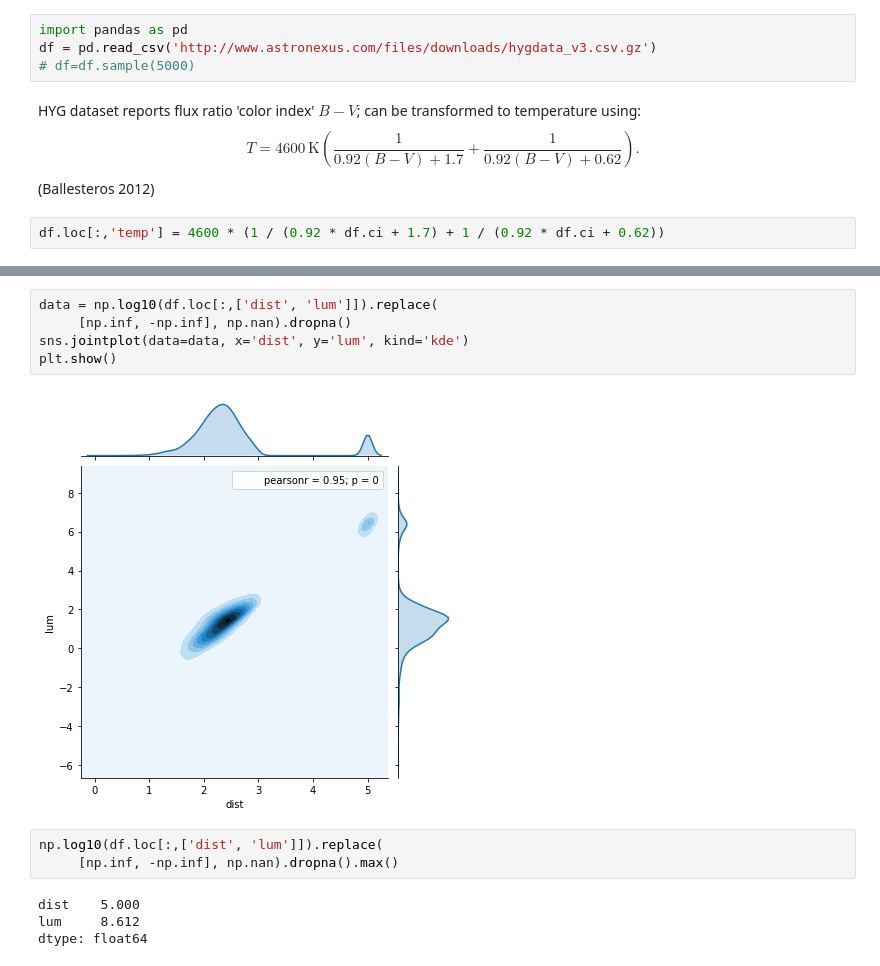
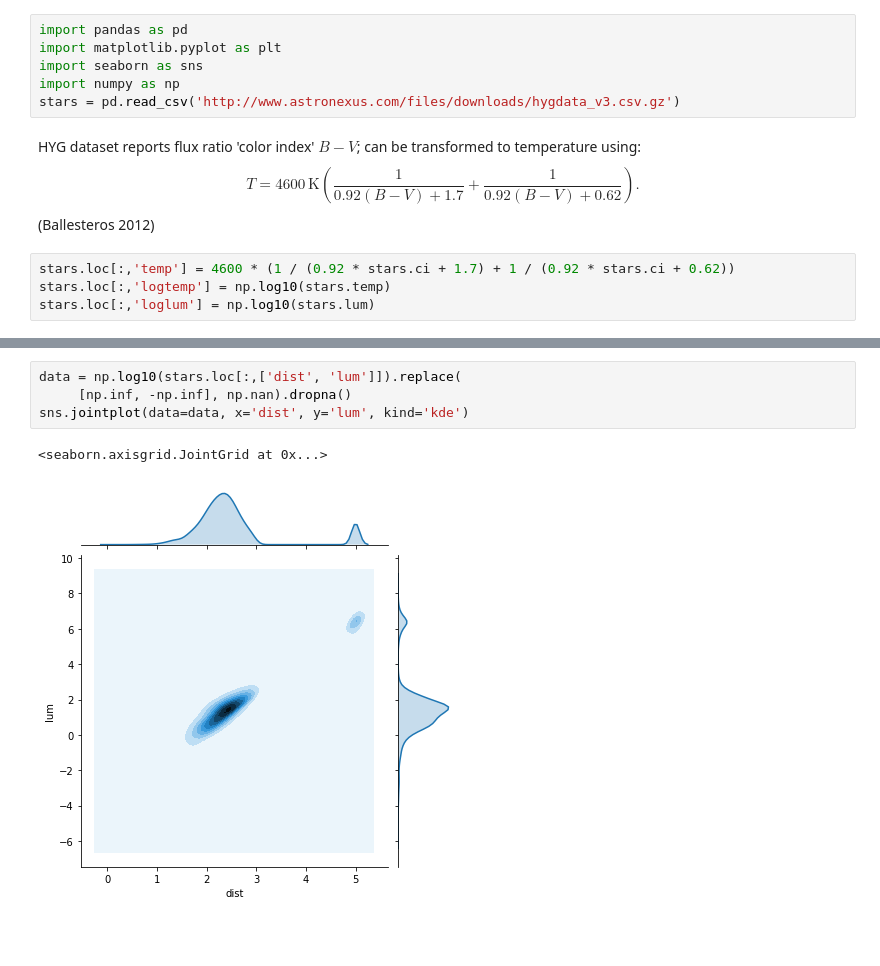
Before and after one commit to cassidymwagner/data_science_hr_diagram, a Jupyter notebook: Data Science in Astronomy with the Hertzsprung-Russell Diagram.ipynb, the cells around one changed output, grey strips where cells are left out. Drawn from its saved outputs; the diff is of its cells as text; blank space fills up the shorter version.

```diff
--- a/Data Science in Astronomy with the Hertzsprung-Russell Diagram.ipynb
+++ b/Data Science in Astronomy with the Hertzsprung-Russell Diagram.ipynb
@@ -30,11 +41,15 @@ contains all ~120,000 stars that are either:
 - within 50 parsecs (about 160 light years) from the Sun.""
 # %%
 import pandas as pd
-df = pd.read_csv('http://www.astronexus.com/files/downloads/hygdata_v3.csv.gz')
-# df=df.sample(5000)
+import matplotlib.pyplot as plt
+import seaborn as sns
+import numpy as np
+stars = pd.read_csv('http://www.astronexus.com/files/downloads/hygdata_v3.csv.gz')
 # %% [markdown]
 HYG dataset reports flux ratio 'color index' $B-V$; can be transformed to temperature using:
 $${\displaystyle T=4600\,\mathrm {K} \left({\frac {1}{0.92(B-V)+1.7}}+{\frac {1}{0.92(B-V)+0.62}}\right).}$$
 (Ballesteros 2012)
 # %%
-df.loc[:,'temp'] = 4600 * (1 / (0.92 * df.ci + 1.7) + 1 / (0.92 * df.ci + 0.62))
+stars.loc[:,'temp'] = 4600 * (1 / (0.92 * stars.ci + 1.7) + 1 / (0.92 * stars.ci + 0.62))
+stars.loc[:,'logtemp'] = np.log10(stars.temp)
+stars.loc[:,'loglum'] = np.log10(stars.lum)
@@ -65,14 +86,7 @@ import numpy as np
 # %%
-data = np.log10(df.loc[:,['dist', 'lum']]).replace(
+data = np.log10(stars.loc[:,['dist', 'lum']]).replace(
      [np.inf, -np.inf], np.nan).dropna()
 sns.jointplot(data=data, x='dist', y='lum', kind='kde')
-plt.show()
 # %% [output]
+<seaborn.axisgrid.JointGrid at 0x...>
-[figure, old version]
+[figure, new version]
-# %%
-np.log10(df.loc[:,['dist', 'lum']]).replace(
-     [np.inf, -np.inf], np.nan).dropna().max()
-# %% [output]
-dist    5.000
-lum     8.612
-dtype: float64
```
Also changed, not shown: parts of 13 cells of this notebook, 2 other files.
